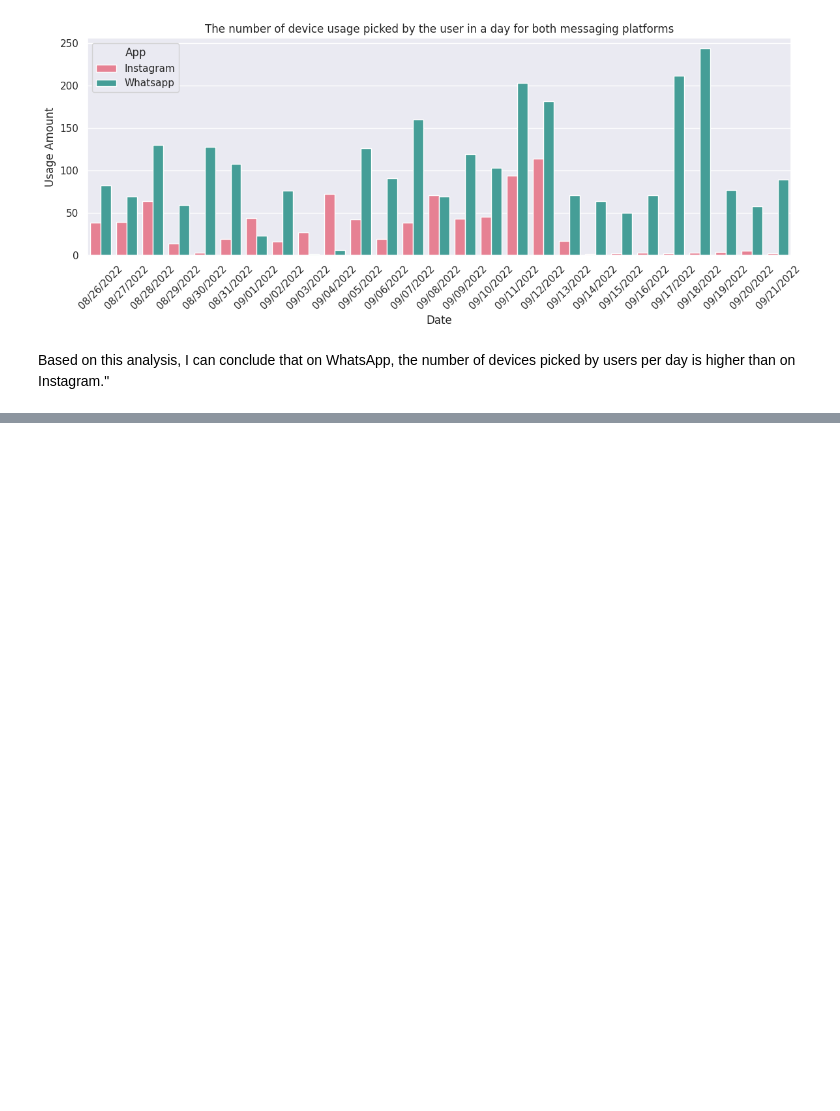
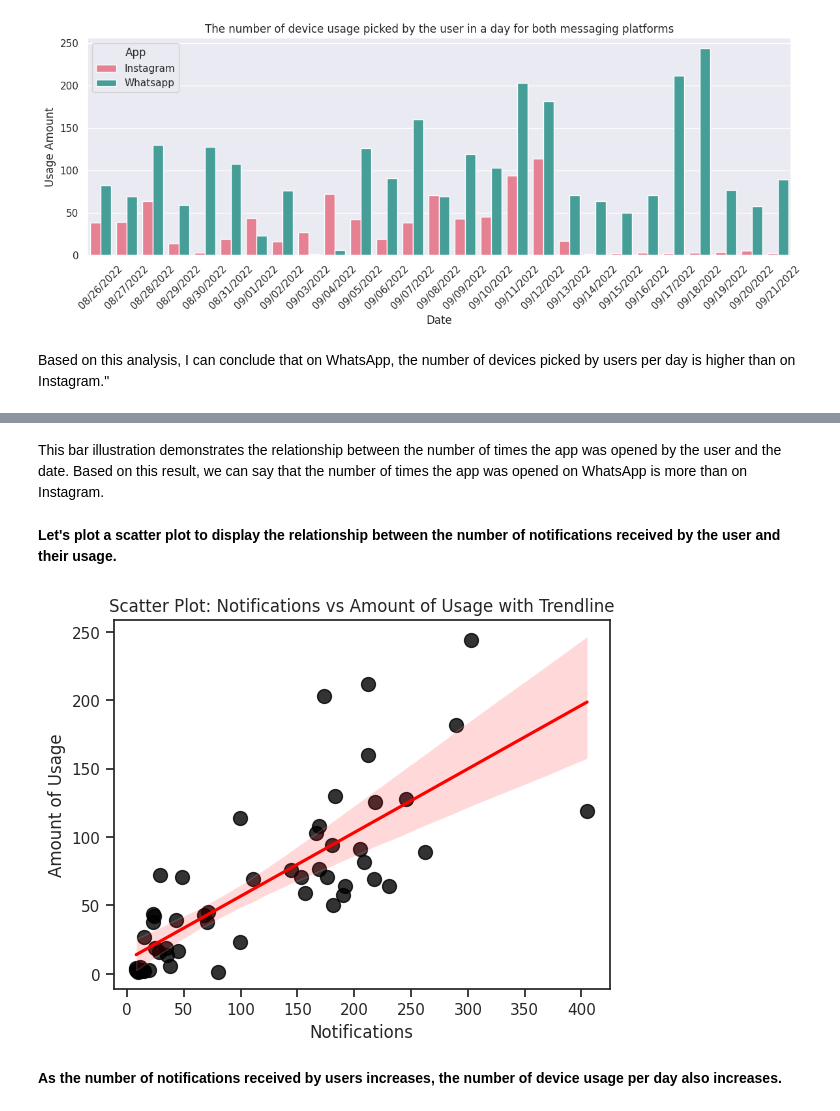
Before and after one commit to budding-tech-savvy/Screen_time_analysis-, a Jupyter notebook: Screen_time_analysis.ipynb, the cells around one changed output, grey strips where cells are left out. Drawn from its saved outputs; the diff is of its cells as text; code cells hidden in the pictures; blank space fills up the shorter version.

```diff
--- a/Screen_time_analysis.ipynb
+++ b/Screen_time_analysis.ipynb
@@ -79,0 +113,17 @@ Based on this analysis, I can conclude that on WhatsApp, the number of devices p
+# %% [markdown]
+This bar illustration demonstrates the relationship between the number of times the app was opened by the user and the date. Based on this result, we can say that the number of times the app was opened on WhatsApp is more than on Instagram.
+# %% [markdown]
+**Let's plot a scatter plot to display the relationship between the number of notifications received by the user and their usage.**
+# %%
+import seaborn as sns
+scatter_kws = {"s": 100}
+sns.regplot(data=screen_data, x='Notifications', y='Usage',scatter_kws=scatter_kws, marker='o', color='Black', line_kws={"color": "red"})
+
+plt.xlabel('Notifications')
+plt.ylabel('Amount of Usage')
+plt.title('Scatter Plot: Notifications vs Amount of Usage with Trendline')
+plt.show()
+# %% [output]
+[figure, added]
+# %% [markdown]
+**As the number of notifications received by users increases, the number of device usage per day also increases.**
```
Also changed, not shown: parts of 4 cells of this notebook.
